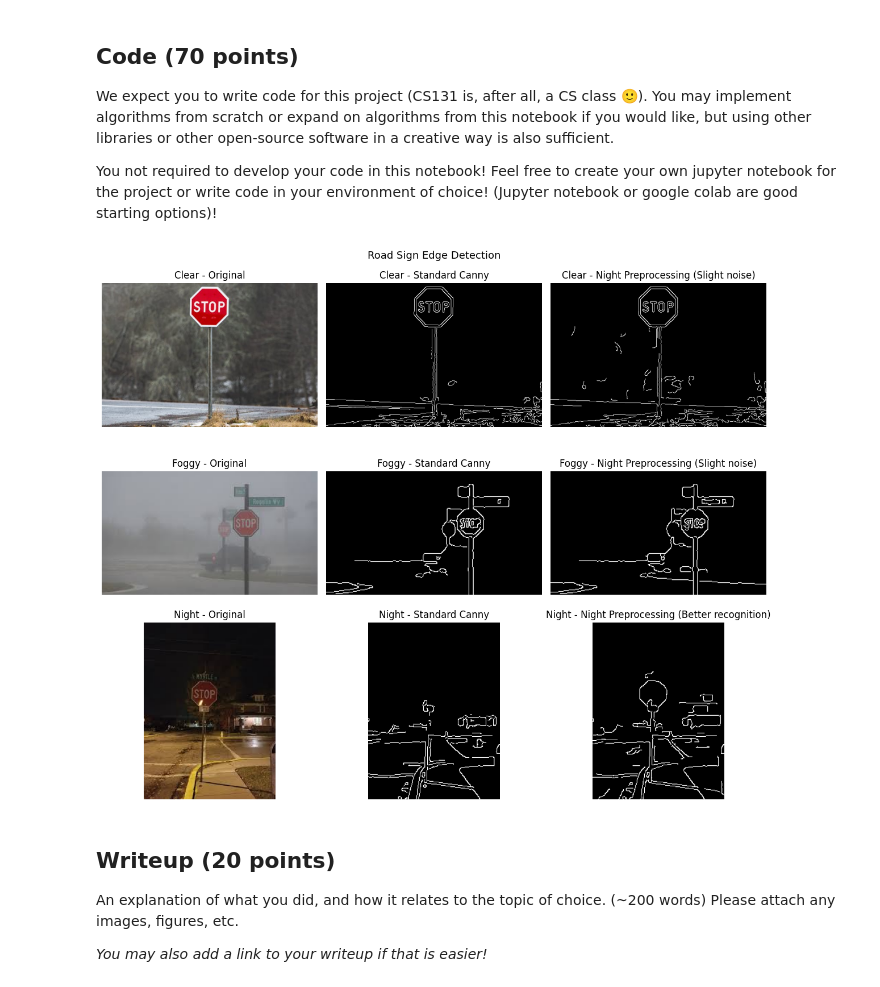
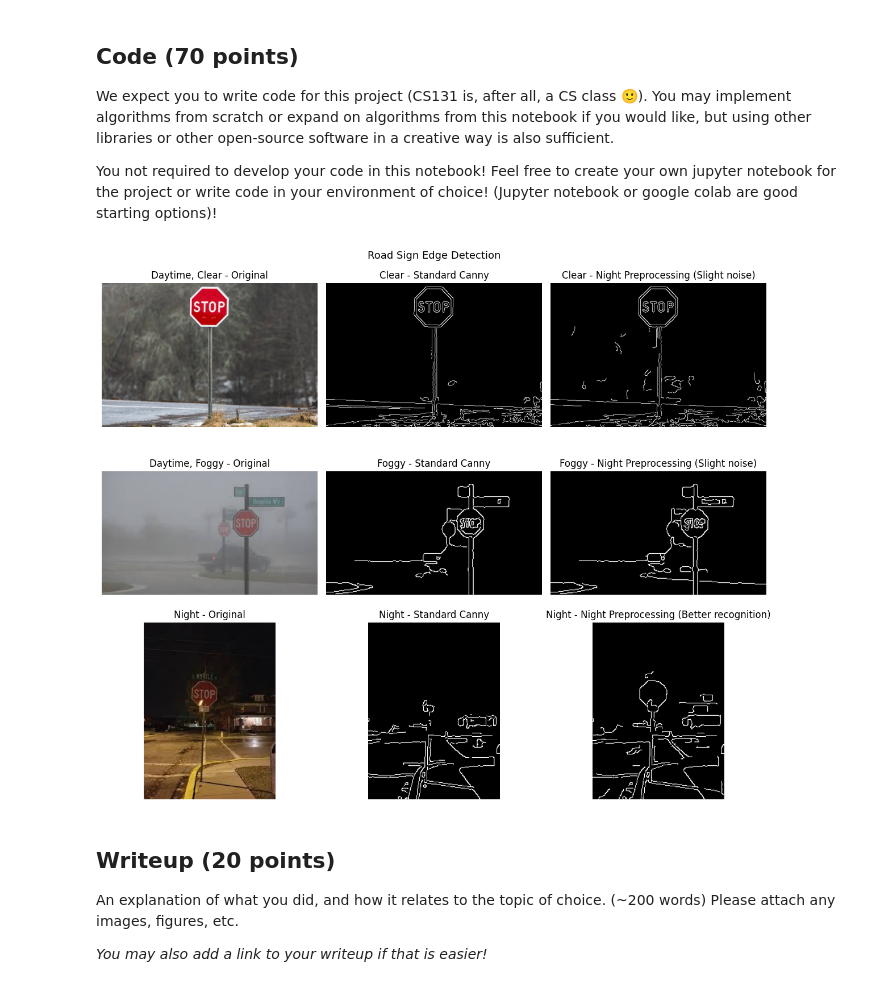
Before and after one commit to sitaraiyer/CS131_release, a Jupyter notebook: spring_2026/project1_release/option_B/option_b_exploration.ipynb, the cells around one changed output. Cells and saved outputs as stored; diff of their text form; code cells hidden in the pictures.

```diff
--- a/spring_2026/project1_release/option_B/option_b_exploration.ipynb
+++ b/spring_2026/project1_release/option_B/option_b_exploration.ipynb
@@ -34,7 +34,6 @@ from skimage import color, io
 import cv2
 
 from edge import gaussian_kernel, conv, gradient, non_maximum_suppression, link_edges
-
 
 def preprocess(img, night=False):
   # Converts RGB image to grayscale, using condition-specific preprocessing
@@ -67,36 +66,36 @@ def detect_edges(img, night=False, kernel_size=5, sigma=1.4, high=92, low=75):
     weak = (nms <= high) & (nms > low)
     return link_edges(strong, weak)
 
 
 # Run on images
 
 img_clear = io.imread("clear1.jpeg")
 img_fog = io.imread("fog2.jpg")
 img_stop = io.imread("stop1.jpg")
 
 fig, axes = plt.subplots(3, 3, figsize=(12, 10))
 fig.suptitle("Road Sign Edge Detection", fontsize=13)
 
-axes[0, 0].imshow(img_clear); axes[0, 0].set_title("Clear - Original")
+axes[0, 0].imshow(img_clear); axes[0, 0].set_title("Daytime, Clear - Original")
 axes[0, 1].imshow(detect_edges(img_clear, night=False), cmap="gray"); axes[0, 1].set_title("Clear - Standard Canny")
 axes[0, 2].imshow(detect_edges(img_clear, night=True), cmap="gray"); axes[0, 2].set_title("Clear - Night Preprocessing (Slight noise)")
 
-axes[1, 0].imshow(img_fog); axes[1, 0].set_title("Foggy - Original")
+axes[1, 0].imshow(img_fog); axes[1, 0].set_title("Daytime, Foggy - Original")
 axes[1, 1].imshow(detect_edges(img_fog, night=False), cmap="gray"); axes[1, 1].set_title("Foggy - Standard Canny")
 axes[1, 2].imshow(detect_edges(img_fog, night=True), cmap="gray"); axes[1, 2].set_title("Foggy - Night Preprocessing (Slight noise)")
 
 axes[2, 0].imshow(img_stop); axes[2, 0].set_title("Night - Original")
 axes[2, 1].imshow(detect_edges(img_stop, night=False), cmap="gray"); axes[2, 1].set_title("Night - Standard Canny")
 axes[2, 2].imshow(detect_edges(img_stop, night=True), cmap="gray"); axes[2, 2].set_title("Night - Night Preprocessing (Better recognition)")
 
 for ax in axes.flat:
     ax.axis("off")
 
 plt.tight_layout()
 plt.savefig("edges_output.png", dpi=150)
 plt.show()
 # %% [output]
-[figure, old version]
+[figure, new version]
 # %% [markdown]
 ## Writeup (20 points)
 
```
